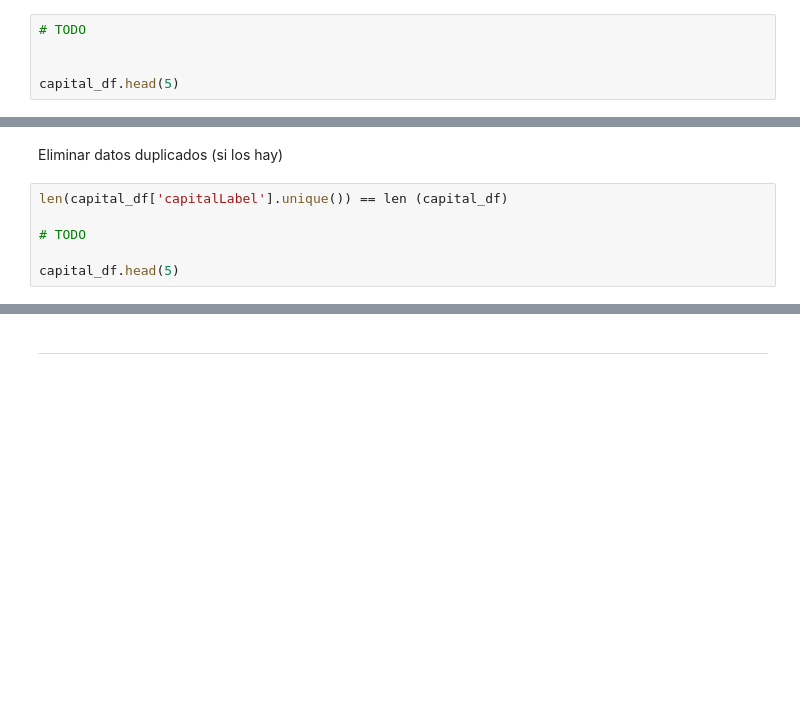
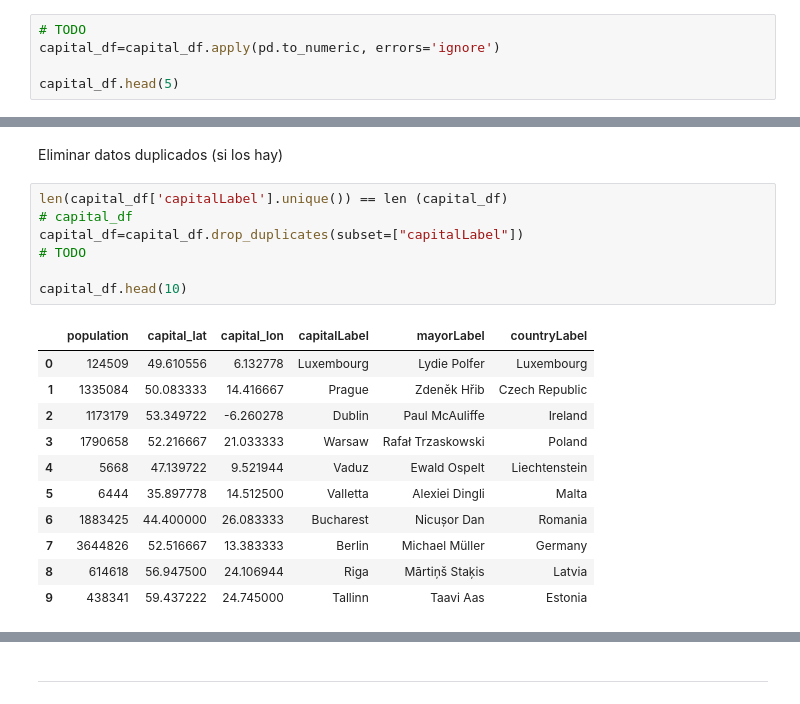
Before and after one commit to pfreezv/UOC, a Jupyter notebook: Tipología y fuentes de datos/pec 4/entrega/TyFdDd_PEC4_alan_coila_bustinza.ipynb, the cells around one changed output, grey strips where cells are left out. Drawn from its saved outputs; the diff is of its cells as text; blank space fills up the shorter version.

```diff
--- a/Tipología y fuentes de datos/pec 4/entrega/TyFdDd_PEC4_alan_coila_bustinza.ipynb
+++ b/Tipología y fuentes de datos/pec 4/entrega/TyFdDd_PEC4_alan_coila_bustinza.ipynb
@@ -740,6 +854,6 @@ capital_df.head(5)
 Convertir los datos numéricos al formato adecuado
 # %%
 # TODO
-
+capital_df=capital_df.apply(pd.to_numeric, errors='ignore')
 
 capital_df.head(5)
@@ -747,10 +868,23 @@ capital_df.head(5)
 Eliminar datos duplicados (si los hay)
 # %%
 len(capital_df['capitalLabel'].unique()) == len (capital_df)
-
+# capital_df
+capital_df=capital_df.drop_duplicates(subset=["capitalLabel"])
 # TODO
 
-capital_df.head(5)
+capital_df.head(10)
+# %% [output]
+|  | population | capital_lat | capital_lon | capitalLabel | mayorLabel | countryLabel |
+| 0 | 124509 | 49.610556 | 6.132778 | Luxembourg | Lydie Polfer | Luxembourg |
+| 1 | 1335084 | 50.083333 | 14.416667 | Prague | Zdeněk Hřib | Czech Republic |
+| 2 | 1173179 | 53.349722 | -6.260278 | Dublin | Paul McAuliffe | Ireland |
+| 3 | 1790658 | 52.216667 | 21.033333 | Warsaw | Rafał Trzaskowski | Poland |
+| 4 | 5668 | 47.139722 | 9.521944 | Vaduz | Ewald Ospelt | Liechtenstein |
+| 5 | 6444 | 35.897778 | 14.512500 | Valletta | Alexiei Dingli | Malta |
+| 6 | 1883425 | 44.400000 | 26.083333 | Bucharest | Nicușor Dan | Romania |
+| 7 | 3644826 | 52.516667 | 13.383333 | Berlin | Michael Müller | Germany |
+| 8 | 614618 | 56.947500 | 24.106944 | Riga | Mārtiņš Staķis | Latvia |
+| 9 | 438341 | 59.437222 | 24.745000 | Tallinn | Taavi Aas | Estonia |
 # %%
 plt.figure(figsize=(12, 5))
 plt.subplot(1, 2, 1)
```
Also changed, not shown: parts of 14 cells of this notebook.
